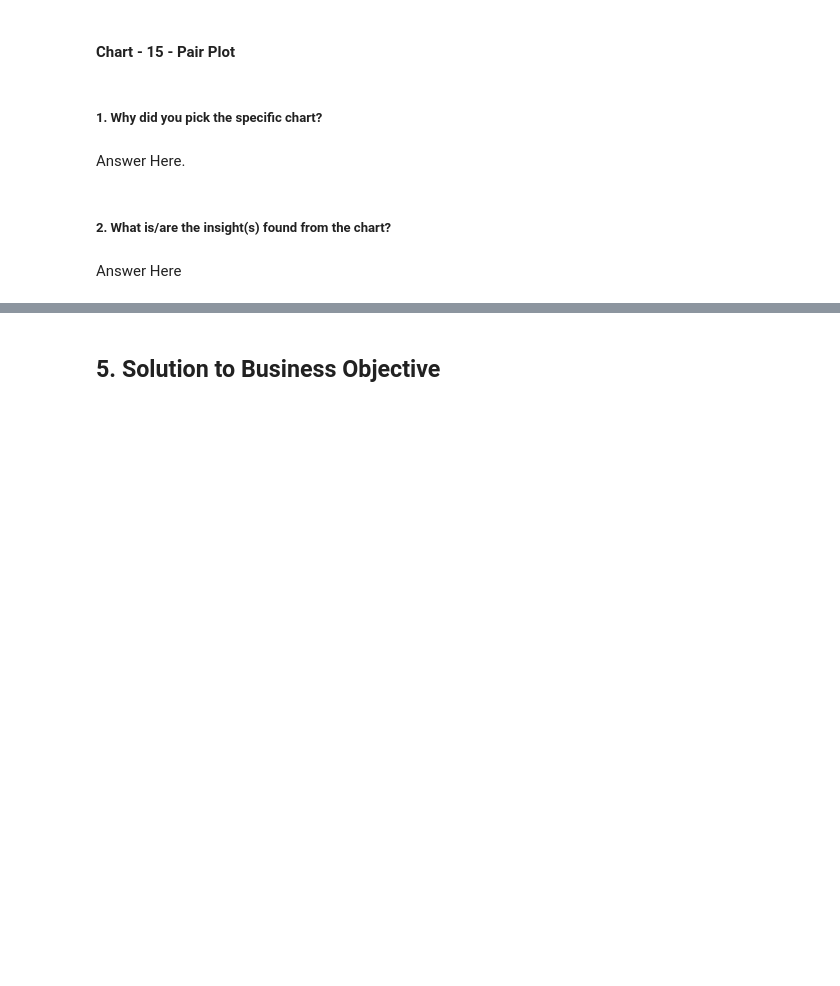
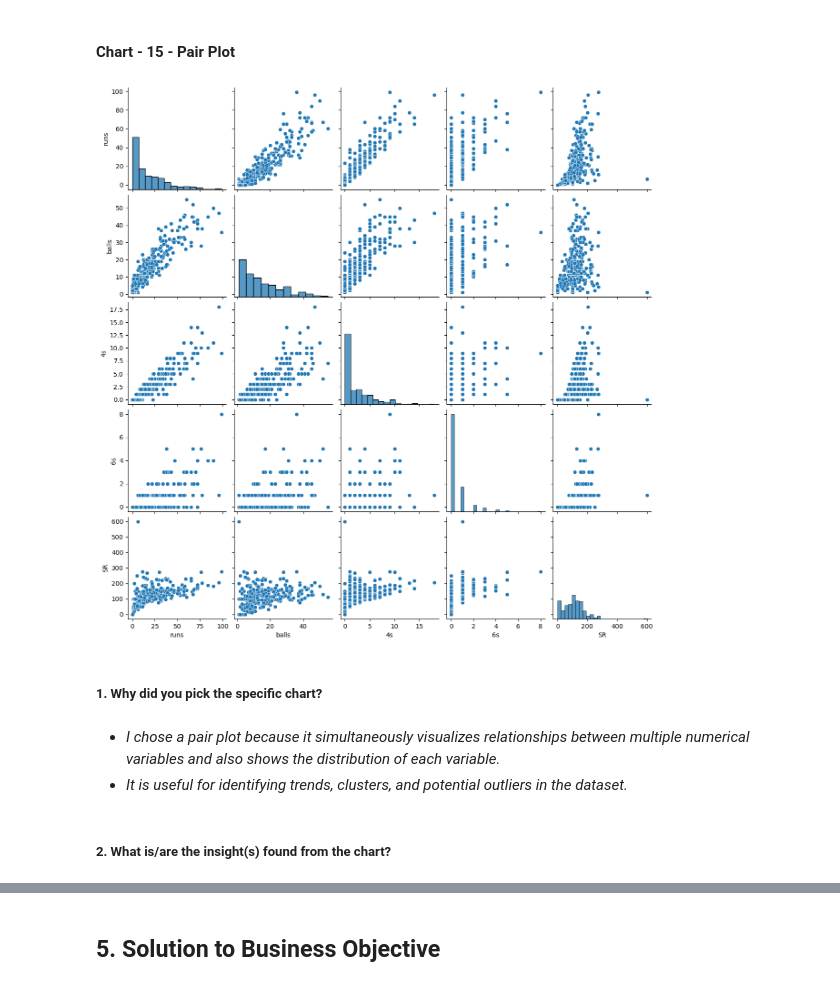
Before and after one commit to GEE2007/WPL-Inaugural-Analytics, a Jupyter notebook: WPL_Inaugural_Analytics.ipynb, the cells around one changed output, grey strips where cells are left out. Saved outputs shown, nothing was run; the diff lists cells and outputs as text; code cells hidden in the pictures; blank space fills up the shorter version.

```diff
--- a/WPL_Inaugural_Analytics.ipynb
+++ b/WPL_Inaugural_Analytics.ipynb
@@ -1204,11 +1218,14 @@ Answer Here
 #### Chart - 15 - Pair Plot
 # %%
 # Pair Plot visualization code
+sns.pairplot(batting[['runs','balls','4s','6s','SR']].dropna())
+plt.show()
+# %% [output]
+[figure, added]
 # %% [markdown]
 ##### 1. Why did you pick the specific chart?
-# %% [markdown]
-Answer Here.
+# %% [markdown]
+* *I chose a pair plot because it simultaneously visualizes relationships between multiple numerical variables and also shows the distribution of each variable.*
+* *It is useful for identifying trends, clusters, and potential outliers in the dataset.*
 # %% [markdown]
 ##### 2. What is/are the insight(s) found from the chart?
-# %% [markdown]
-Answer Here
```
Also changed, not shown: parts of 19 cells of this notebook.
